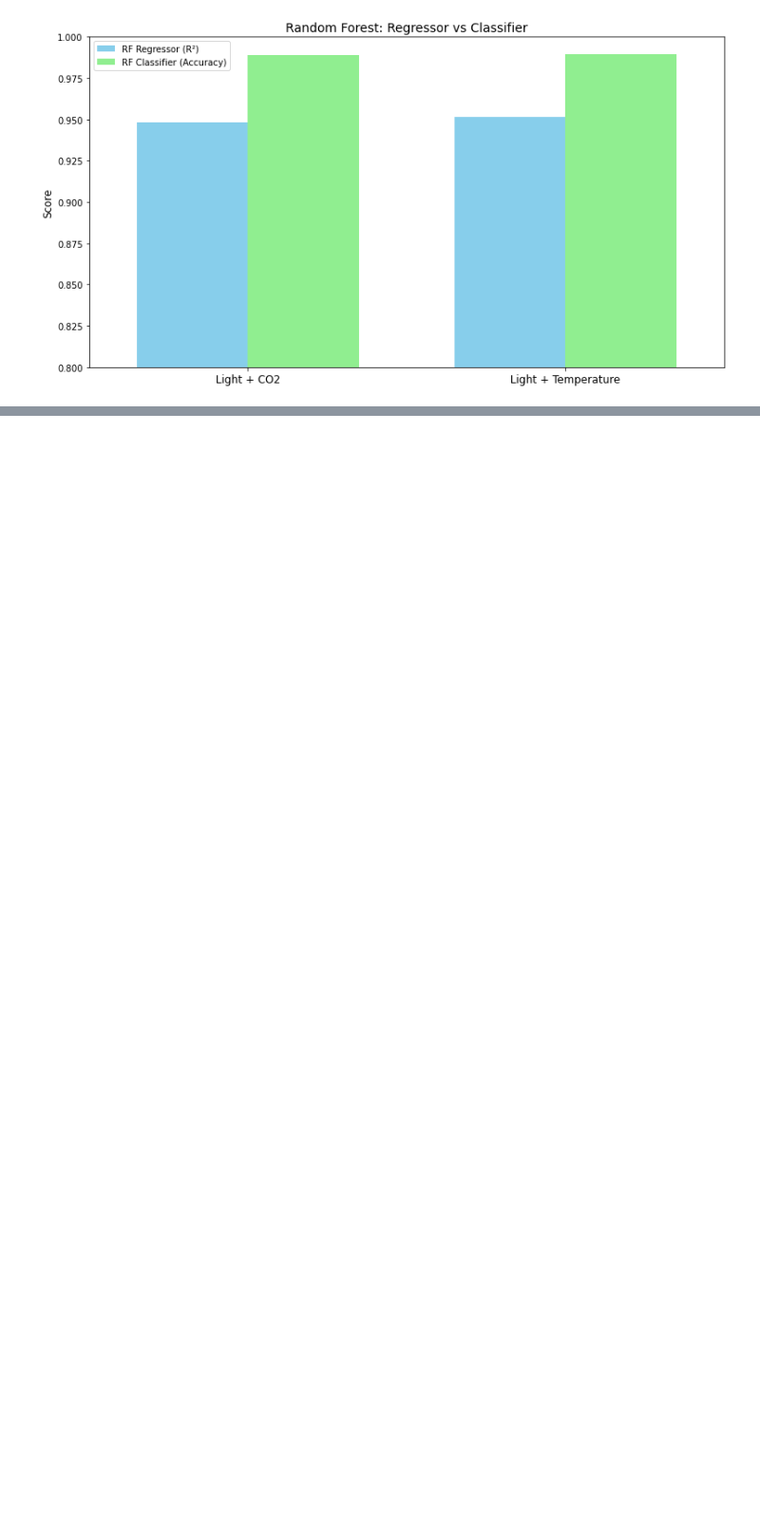
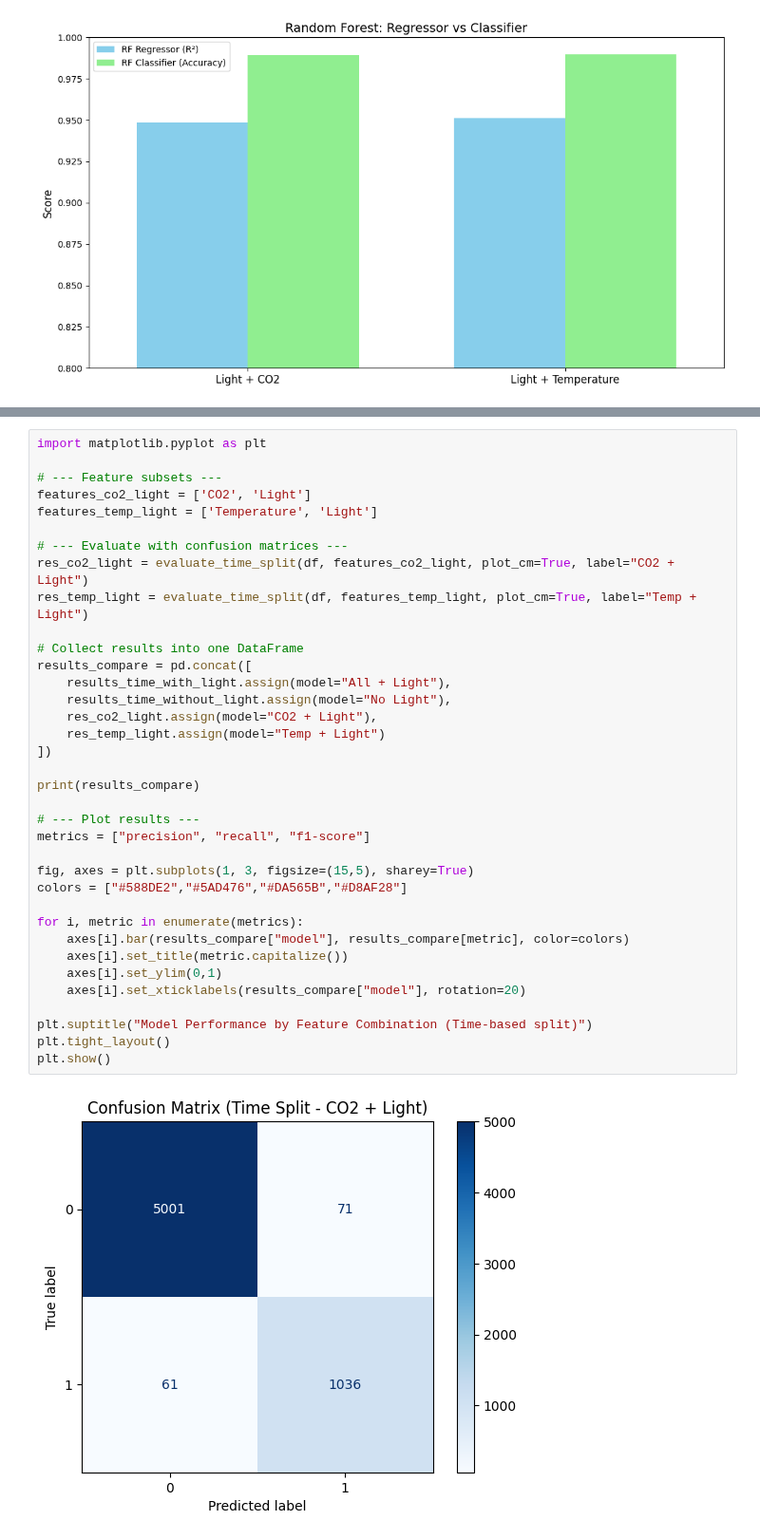
Before and after one commit to NoamShaphir/-MicroClimate, a Jupyter notebook: analysis.ipynb, the cells around one changed output, grey strips where cells are left out. Shown at 95% size. Cells and saved outputs as stored; diff of their text form; blank space fills up the shorter version.

```diff
--- a/analysis.ipynb
+++ b/analysis.ipynb
@@ -1478,0 +1604,38 @@ plt.show()
+# %%
+import matplotlib.pyplot as plt
+
+# --- Feature subsets ---
+features_co2_light = ['CO2', 'Light']
+features_temp_light = ['Temperature', 'Light']
+
+# --- Evaluate with confusion matrices ---
+res_co2_light = evaluate_time_split(df, features_co2_light, plot_cm=True, label="CO2 + Light")
+res_temp_light = evaluate_time_split(df, features_temp_light, plot_cm=True, label="Temp + Light")
+
+# Collect results into one DataFrame
+results_compare = pd.concat([
+    results_time_with_light.assign(model="All + Light"),
+    results_time_without_light.assign(model="No Light"),
+    res_co2_light.assign(model="CO2 + Light"),
+    res_temp_light.assign(model="Temp + Light")
+])
+
+print(results_compare)
+
+# --- Plot results ---
+metrics = ["precision", "recall", "f1-score"]
+
+fig, axes = plt.subplots(1, 3, figsize=(15,5), sharey=True)
+colors = ["#588DE2","#5AD476","#DA565B","#D8AF28"]
+
+for i, metric in enumerate(metrics):
+    axes[i].bar(results_compare["model"], results_compare[metric], color=colors)
+    axes[i].set_title(metric.capitalize())
+    axes[i].set_ylim(0,1)
+    axes[i].set_xticklabels(results_compare["model"], rotation=20)
+
+plt.suptitle("Model Performance by Feature Combination (Time-based split)")
+plt.tight_layout()
+plt.show()
+# %% [output]
+[figure, added]
```
Also changed, not shown: parts of 25 cells of this notebook.
